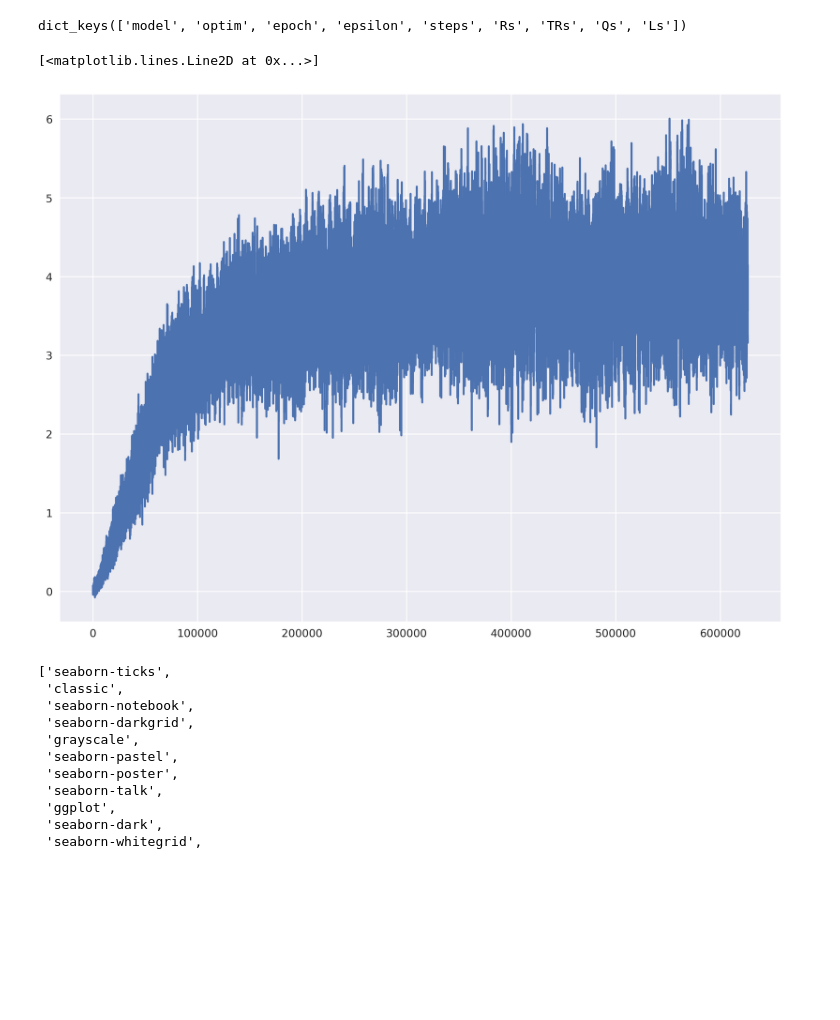
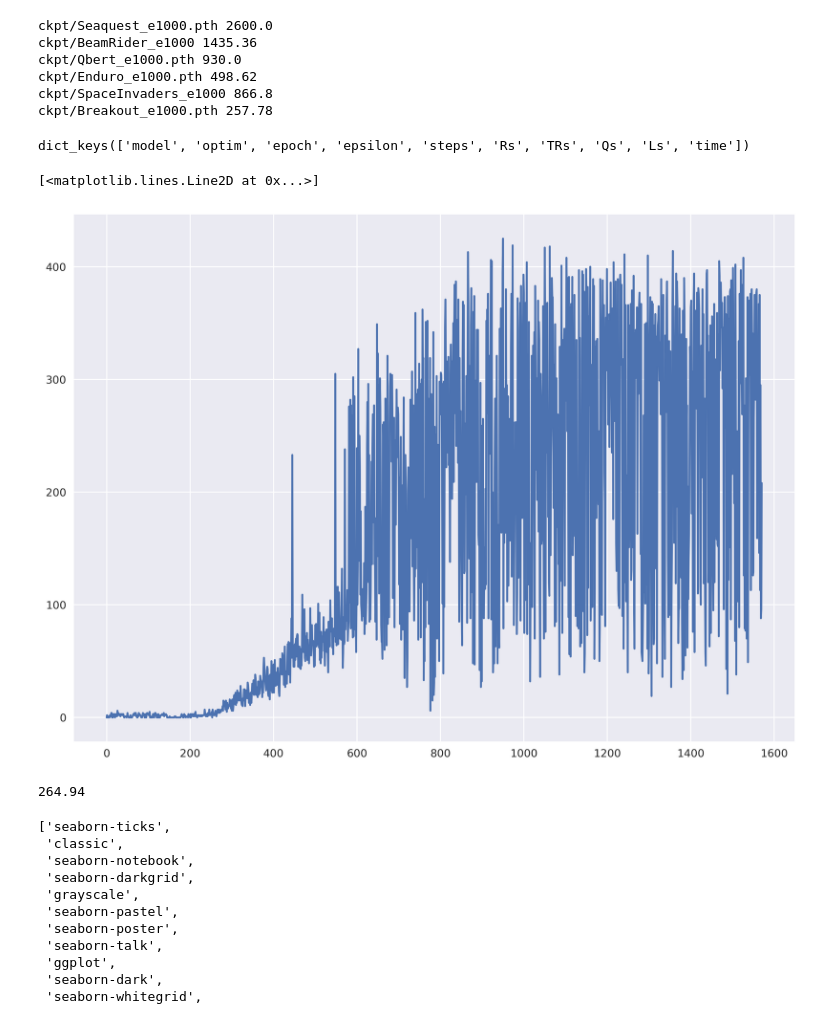
Before and after one commit to zhoubin-me/agent0, a Jupyter notebook: aaa.ipynb, the cells around one changed output. Drawn from its saved outputs; the diff is of its cells as text; code cells hidden in the pictures; blank space fills up the shorter version.

```diff
--- a/aaa.ipynb
+++ b/aaa.ipynb
@@ -54,3 +42,15 @@ replay = deque(maxlen=replay_size)
+# %%
+n = 50
+for f in fs:
+    d = datax[f][-n:]
+    print(f, np.mean(d))
+# %% [output]
+ckpt/Seaquest_e1000.pth 2600.0
+ckpt/BeamRider_e1000 1435.36
+ckpt/Qbert_e1000.pth 930.0
+ckpt/Enduro_e1000.pth 498.62
+ckpt/SpaceInvaders_e1000 866.8
+ckpt/Breakout_e1000.pth 257.78
 # %%
 import torch
 import matplotlib.pyplot as plt
@@ -57,16 +58,22 @@ import matplotlib.pyplot as plt
 plt.style.use("seaborn")
 # %%
-data = torch.load('ckpt/SpaceInvaders_e1000')
+data = torch.load('ckpt/Breakout_e1000.pth')
+data.keys()
+# %% [output]
+dict_keys(['model', 'optim', 'epoch', 'epsilon', 'steps', 'Rs', 'TRs', 'Qs', 'Ls', 'time'])
-# %%
-data.keys()
-# %% [output]
-dict_keys(['model', 'optim', 'epoch', 'epsilon', 'steps', 'Rs', 'TRs', 'Qs', 'Ls'])
+# %%
+x = data['TRs']
 # %%
 plt.figure(figsize=(12, 9), dpi=300)
-plt.plot(data['Qs'][:])
+plt.plot(x[:])
 # %% [output]
 [<matplotlib.lines.Line2D at 0x...>]
-[figure, old version]
+[figure, new version]
+# %%
+n = 100
+np.mean(x[-n:])
+# %% [output]
+264.94
 # %%
 plt.style.available
 # %% [output]
```
Also changed, not shown: parts of 9 cells of this notebook, 2 other files.
